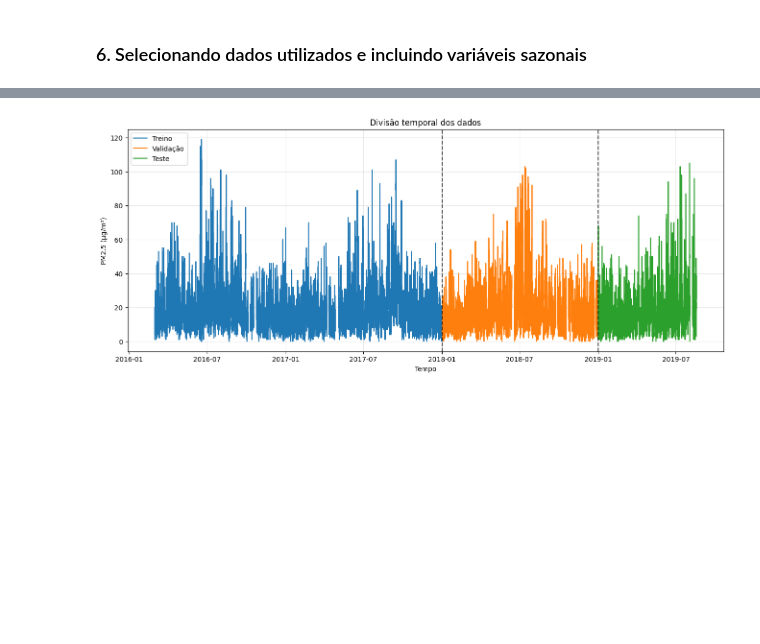
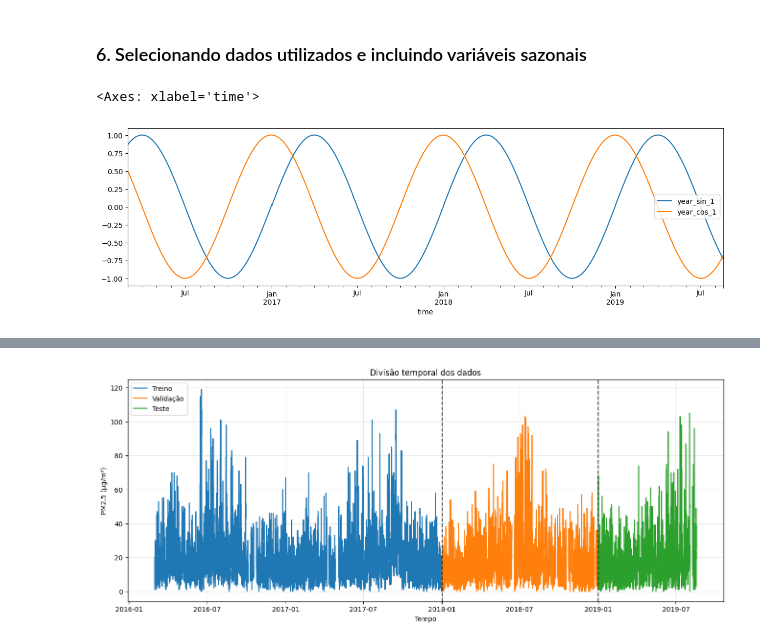
Before and after one commit to izabelcmn/respira_sp, a Jupyter notebook: notebook/izabelcmn_sarimax.ipynb, the cells around one changed output, grey strips where cells are left out. Drawn from its saved outputs; the diff is of its cells as text; code cells hidden in the pictures; blank space fills up the shorter version.

```diff
--- a/notebook/izabelcmn_sarimax.ipynb
+++ b/notebook/izabelcmn_sarimax.ipynb
@@ -456,3 +507,10 @@ data_50["month_cos"] = np.cos(2 * np.pi * month / 12)
+# %%
+data_50[
+    ["year_sin_1", "year_cos_1"]
+].plot(figsize=(15,4))
+# %% [output]
+<Axes: xlabel='time'>
+[figure, added]
 # %%
 data_50.head()
 # %% [output]
```
Also changed, not shown: parts of 40 cells of this notebook, 2 other files.
